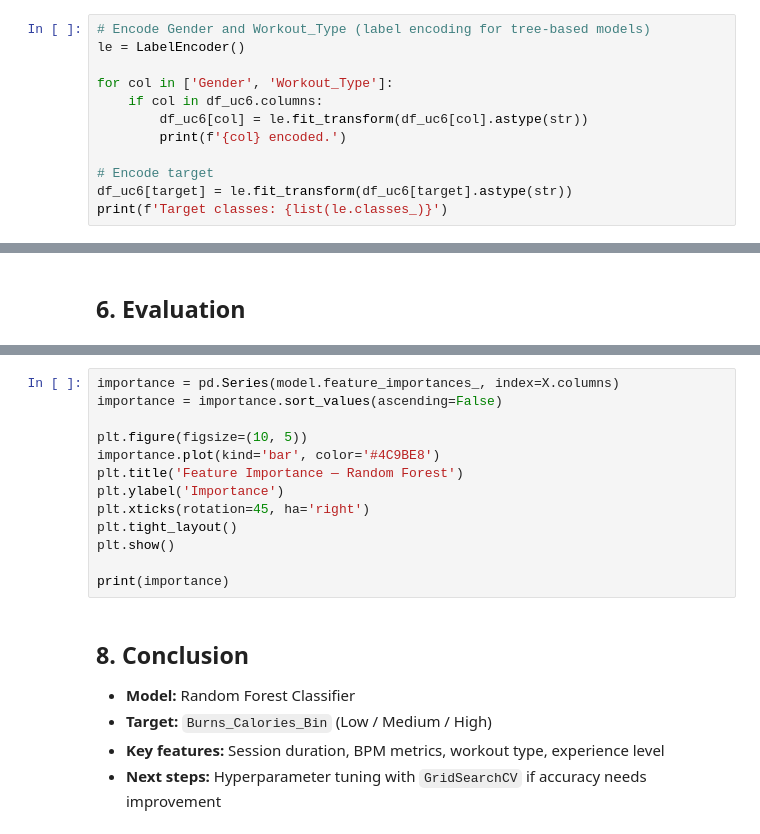
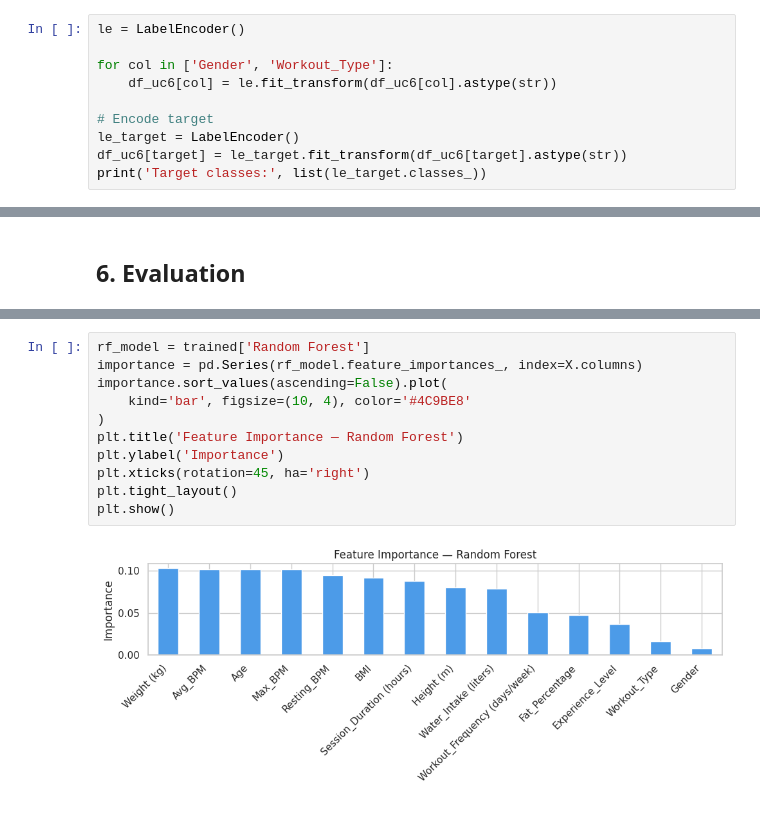
Before and after one commit to Houssemaskri/diet-ml-project, a Jupyter notebook: workout_efficacy.ipynb, the cells around one changed output, grey strips where cells are left out. Cells and saved outputs as stored; diff of their text form.

```diff
--- a/workout_efficacy.ipynb
+++ b/workout_efficacy.ipynb
@@ -66,14 +75,12 @@ print(f'Working dataset shape: {df_uc6.shape}')
 ## 4. Preprocessing
 ### 4.1 Encode categorical columns
 # %%
-# Encode Gender and Workout_Type (label encoding for tree-based models)
 le = LabelEncoder()
 
 for col in ['Gender', 'Workout_Type']:
-    if col in df_uc6.columns:
-        df_uc6[col] = le.fit_transform(df_uc6[col].astype(str))
-        print(f'{col} encoded.')
+    df_uc6[col] = le.fit_transform(df_uc6[col].astype(str))
 
 # Encode target
-df_uc6[target] = le.fit_transform(df_uc6[target].astype(str))
-print(f'Target classes: {list(le.classes_)}')
+le_target = LabelEncoder()
+df_uc6[target] = le_target.fit_transform(df_uc6[target].astype(str))
+print('Target classes:', list(le_target.classes_))
@@ -132,20 +208,13 @@ plt.show()
 # %%
-importance = pd.Series(model.feature_importances_, index=X.columns)
-importance = importance.sort_values(ascending=False)
-
-plt.figure(figsize=(10, 5))
-importance.plot(kind='bar', color='#4C9BE8')
+rf_model = trained['Random Forest']
+importance = pd.Series(rf_model.feature_importances_, index=X.columns)
+importance.sort_values(ascending=False).plot(
+    kind='bar', figsize=(10, 4), color='#4C9BE8'
+)
 plt.title('Feature Importance — Random Forest')
 plt.ylabel('Importance')
 plt.xticks(rotation=45, ha='right')
 plt.tight_layout()
 plt.show()
-
-print(importance)
+# %% [output]
+[figure, added]
-# %% [markdown]
-## 8. Conclusion
-
-- **Model:** Random Forest Classifier
-- **Target:** `Burns_Calories_Bin` (Low / Medium / High)
-- **Key features:** Session duration, BPM metrics, workout type, experience level
-- **Next steps:** Hyperparameter tuning with `GridSearchCV` if accuracy needs improvement
```
Also changed, not shown: parts of 20 cells of this notebook.
